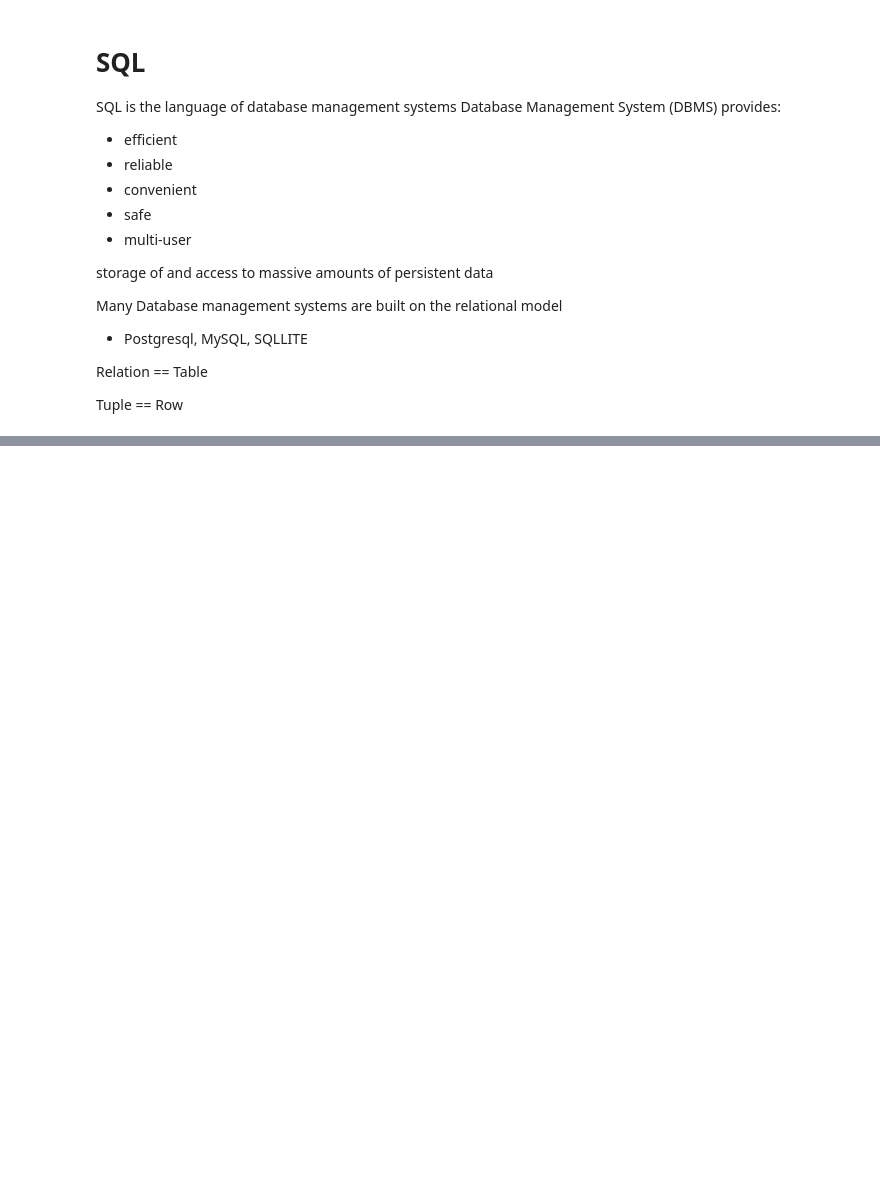
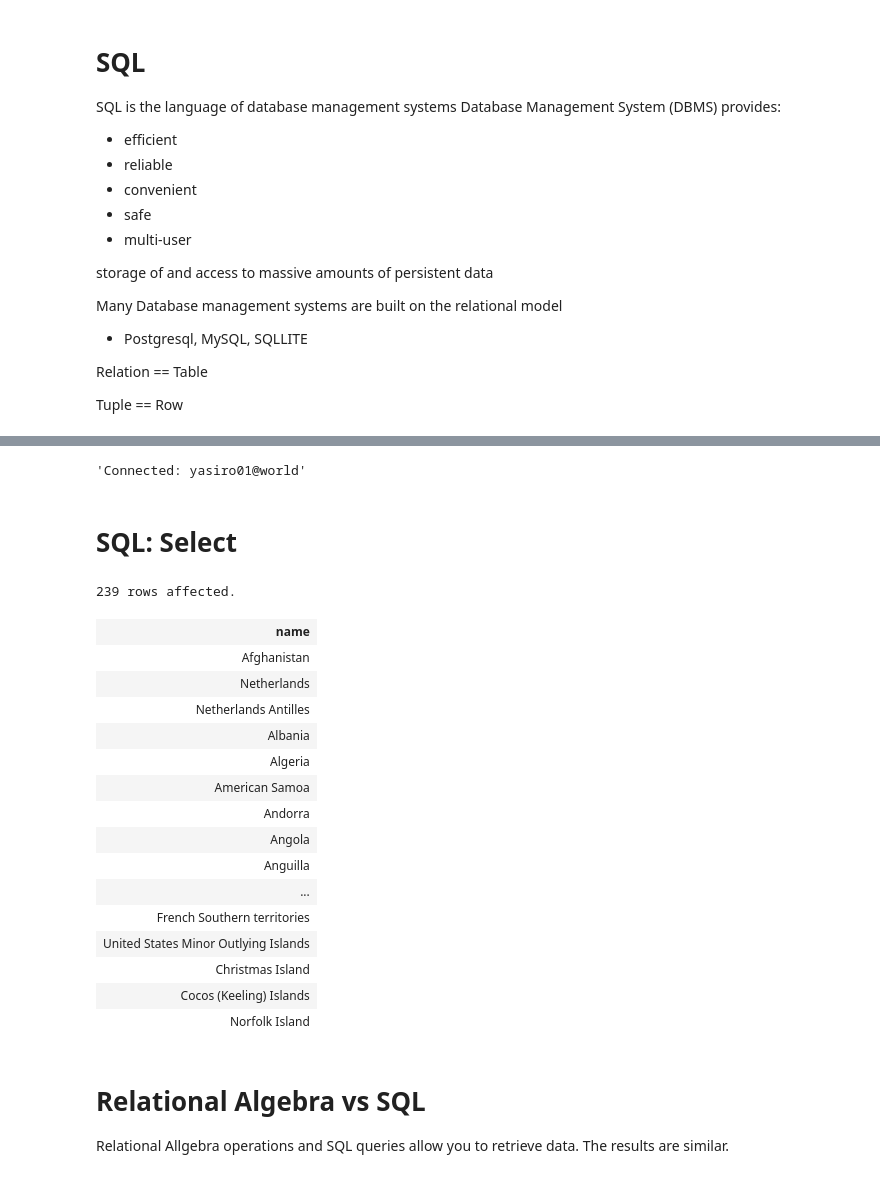
Before and after one commit to LutherCS/dmq-class-pub, a Jupyter notebook: Introduction.ipynb, the cells around one changed output, grey strips where cells are left out. Cells and saved outputs as stored; diff of their text form; code cells hidden in the pictures; blank space fills up the shorter version.

```diff
--- a/Introduction.ipynb
+++ b/Introduction.ipynb
@@ -246,0 +265,34 @@ Tuple == Row
+# %%
+%%sql
+postgres://yasiro01@localhost/world
+# %% [output]
+'Connected: yasiro01@world'
+# %% [markdown]
+# SQL: Select
+# %%
+%%sql
+
+select name
+from country
+# %% [output]
+239 rows affected.
+| name |
+| Afghanistan |
+| Netherlands |
+| Netherlands Antilles |
+| Albania |
+| Algeria |
+| American Samoa |
+| Andorra |
+| Angola |
+| Anguilla |
+| ... |
+| French Southern territories |
+| United States Minor Outlying Islands |
+| Christmas Island |
+| Cocos (Keeling) Islands |
+| Norfolk Island |
+# %% [markdown]
+# Relational Algebra vs SQL
+
+Relational Allgebra operations and SQL queries allow you to retrieve data. The results are similar.
```
Also changed, not shown: parts of 19 cells of this notebook.
